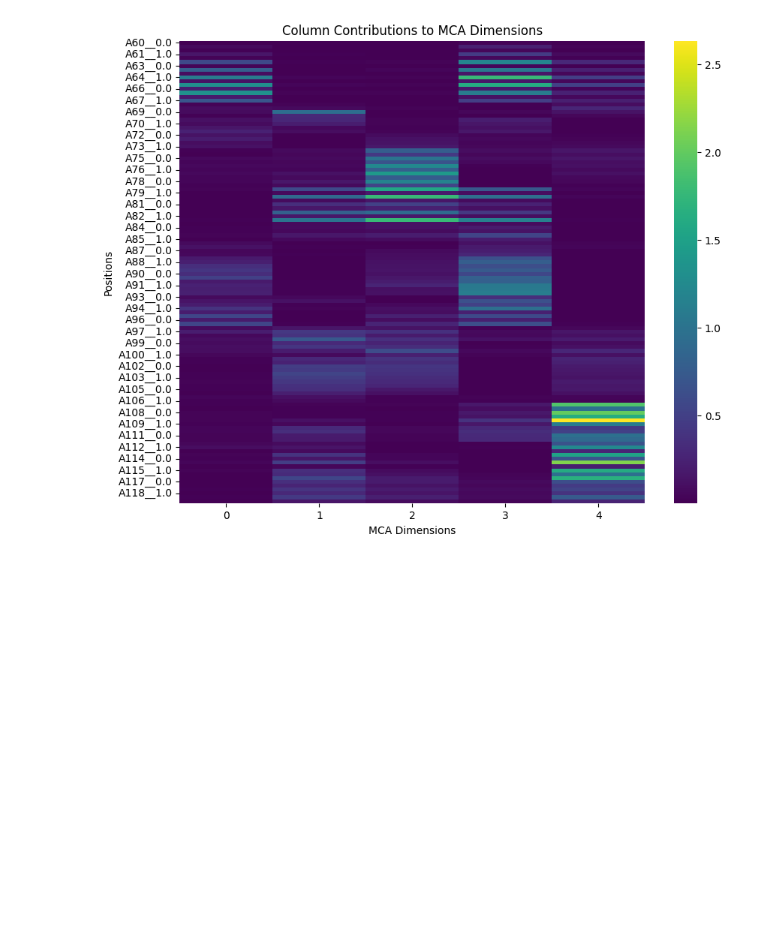
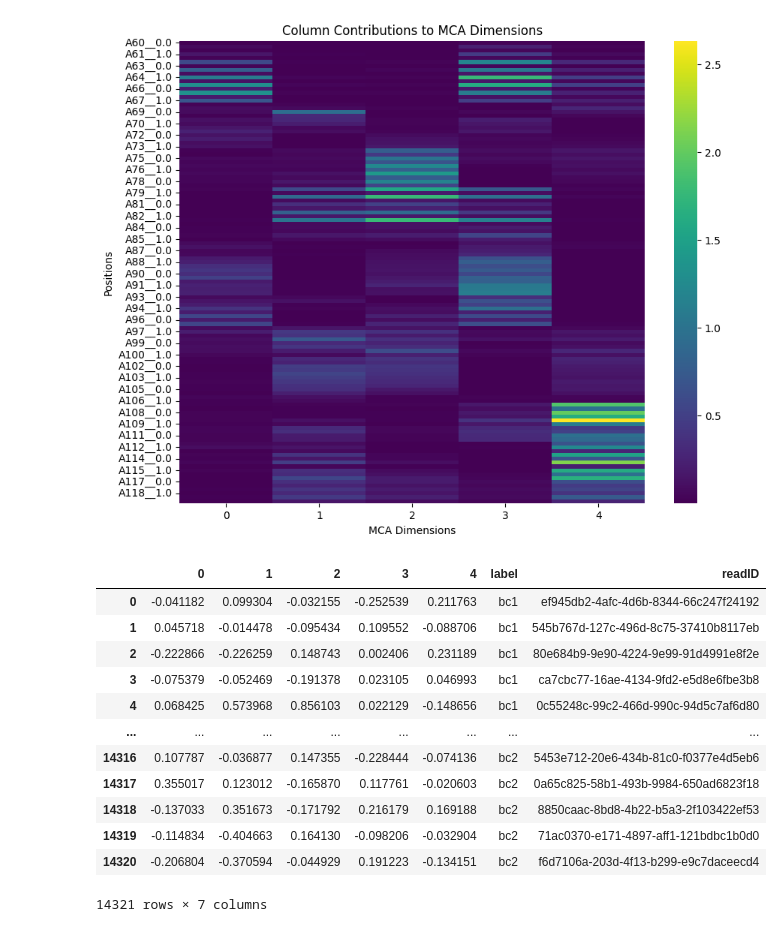
Before and after one commit to lihetran/mRNP_Shadowing, a Jupyter notebook: scripts/JANP-132_Analysis.ipynb, the cells around one changed output. Cells and saved outputs as stored; diff of their text form; code cells hidden in the pictures; blank space fills up the shorter version.

```diff
--- a/scripts/JANP-132_Analysis.ipynb
+++ b/scripts/JANP-132_Analysis.ipynb
@@ -128,7 +128,8 @@ def formatForMCA(dataDict,numReads,minEditFreq,maxEditFreq):
         for readID,positDict in readDict.items():
             if len(positDict) in temp[:numReads]:
                 if sum(positDict.values())/len(positDict)>=minEditFreq:
-                    temp2.append((bc,positDict))
+                    # temp2.append((bc,positDict))
+                    temp2.append((bc,readID,positDict))
             if len(temp2)==numReads:
                 break
         ##
@@ -137,7 +138,7 @@ def formatForMCA(dataDict,numReads,minEditFreq,maxEditFreq):
     ##now get all the positions
     positions=[]
     for entry in aa:
-        for k in entry[1]:
+        for k in entry[2]: ##entry[2] is the positDict
             positions.append(k)
     ##now get unique positions, and then sort them
     positions=list(set(positions))
@@ -145,16 +146,19 @@ def formatForMCA(dataDict,numReads,minEditFreq,maxEditFreq):
     ##now prepare outputs
     matrixOfEdits=[]
     listOfBCs=[]
+    listOfReadIDs=[]
     for entry in aa:
         ##record the bc
         listOfBCs.append(entry[0])
+        ##record the readID
+        listOfReadIDs.append(entry[1])
         ##now convert the dict to a vector/list
         temp=[]
         for k in positions:
             # cluster on lysine window [220, 380]
-            if k in entry[1]:
+            if k in entry[2]: ##entry[2] is the positDict
                 if k >= 220 and k <= 380:
-                    v=entry[1][k]
+                    v=entry[2][k]
                 else:
                     v=numpy.nan##in case no value
             else:
@@ -163,9 +167,9 @@ def formatForMCA(dataDict,numReads,minEditFreq,maxEditFreq):
         ##
         matrixOfEdits.append(temp)
     ##
-    return matrixOfEdits,listOfBCs
+    return matrixOfEdits,listOfBCs,listOfReadIDs
 
-def doMCAandPlot(matrixOfEdits,listOfBCs,outPrefix):
+def doMCAandPlot(matrixOfEdits,listOfBCs,listOfReadIDs,outPrefix):
     """
     matrixOfEdits is a list of lists, where each list is a list of 1/0/nan
     indicated edit status. listOfBCs are the labels associated with that.
@@ -183,8 +187,10 @@ def doMCAandPlot(matrixOfEdits,listOfBCs,outPrefix):
     X_mca = mca_fit.transform(X)
     ##create labels, but don't actually attached them to the DF
     labels = pd.Series(listOfBCs, name='label')
+    readID_labels = pd.Series(listOfReadIDs, name='readID')
     ##add the labels
     X_mca['label'] = labels.values
+    X_mca['readID'] = readID_labels.values
     ##print some results
     print(mca.eigenvalues_summary)
     print(mca.column_coordinates(X))
@@ -215,6 +221,7 @@ def doMCAandPlot(matrixOfEdits,listOfBCs,outPrefix):
     plt.savefig(f"{outPrefix}_mca_column_contributions_heatmap.png", dpi=300)
     plt.show()
     plt.close()
+    return X_mca
 # %% [markdown]
 ## Load Data
 # %%
@@ -229,9 +236,9 @@ bc2,All
 Barcode bc1 had 8051 sequences totaling 5881.605 kilo nts.
 Barcode bc2 had 13977 sequences totaling 10231.988 kilo nts.
 # %%
-matrixOfEdits,listOfBCs = formatForMCA(read_dict,20000,0.35,0.4)
+matrixOfEdits,listOfBCs,listOfReadIDs = formatForMCA(read_dict,20000,0.35,0.4)
 # %%
-doMCAandPlot(matrixOfEdits,listOfBCs,outPrefix / '251205_MCA')
+X_mca = doMCAandPlot(matrixOfEdits,listOfBCs,listOfReadIDs,outPrefix / '251205_MCA')
 # %% [output]
           eigenvalue % of variance % of variance (cumulative)
 component
@@ -269,3 +276,19 @@ A119__1.0  0.003775  0.151948  0.076258  0.021647  0.255940
 
 [120 rows x 5 columns]
 [figure]
+# %%
+X_mca
+# %% [output]
+|  | 0 | 1 | 2 | 3 | 4 | label | readID |
+| 0 | -0.041182 | 0.099304 | -0.032155 | -0.252539 | 0.211763 | bc1 | ef945db2-4afc-4d6b-8344-66c247f24192 |
+| 1 | 0.045718 | -0.014478 | -0.095434 | 0.109552 | -0.088706 | bc1 | 545b767d-127c-496d-8c75-37410b8117eb |
+| 2 | -0.222866 | -0.226259 | 0.148743 | 0.002406 | 0.231189 | bc1 | 80e684b9-9e90-4224-9e99-91d4991e8f2e |
+| 3 | -0.075379 | -0.052469 | -0.191378 | 0.023105 | 0.046993 | bc1 | ca7cbc77-16ae-4134-9fd2-e5d8e6fbe3b8 |
+| 4 | 0.068425 | 0.573968 | 0.856103 | 0.022129 | -0.148656 | bc1 | 0c55248c-99c2-466d-990c-94d5c7af6d80 |
+| ... | ... | ... | ... | ... | ... | ... | ... |
+| 14316 | 0.107787 | -0.036877 | 0.147355 | -0.228444 | -0.074136 | bc2 | 5453e712-20e6-434b-81c0-f0377e4d5eb6 |
+| 14317 | 0.355017 | 0.123012 | -0.165870 | 0.117761 | -0.020603 | bc2 | 0a65c825-58b1-493b-9984-650ad6823f18 |
+| 14318 | -0.137033 | 0.351673 | -0.171792 | 0.216179 | 0.169188 | bc2 | 8850caac-8bd8-4b22-b5a3-2f103422ef53 |
+| 14319 | -0.114834 | -0.404663 | 0.164130 | -0.098206 | -0.032904 | bc2 | 71ac0370-e171-4897-aff1-121bdbc1b0d0 |
+| 14320 | -0.206804 | -0.370594 | -0.044929 | 0.191223 | -0.134151 | bc2 | f6d7106a-203d-4f13-b299-e9c7daceecd4 |
+14321 rows × 7 columns
```
Also changed, not shown: parts of 2 cells of this notebook.
